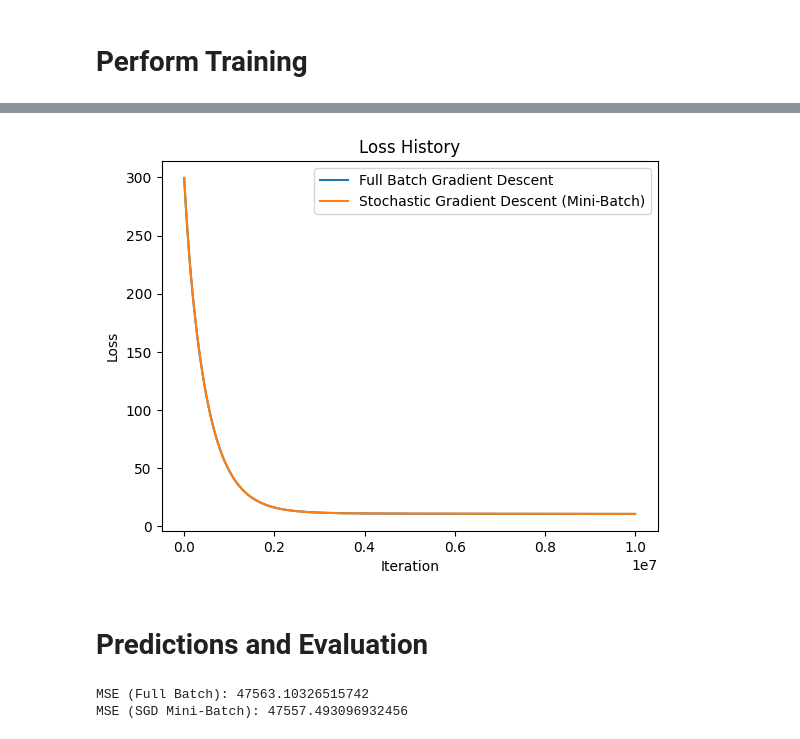
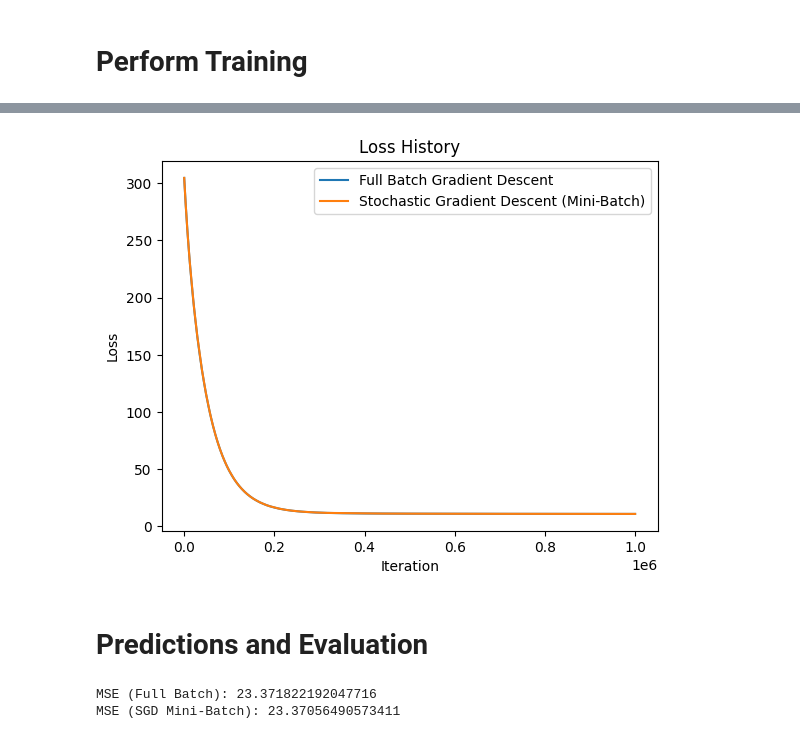
Before and after one commit to Jason-xy/EMIA6500E, a Jupyter notebook: assignments/2/q4.ipynb, the cells around one changed output, grey strips where cells are left out. Drawn from its saved outputs; the diff is of its cells as text; code cells hidden in the pictures.

```diff
--- a/assignments/2/q4.ipynb
+++ b/assignments/2/q4.ipynb
@@ -96,7 +96,7 @@ def full_batch_gradient_descent(X, y, learning_rate=0.001, n_iterations=100000,
             break
         previous_loss = loss
 
-        if i % 1000000 == 0:  # More frequent updates to track progress
+        if i % 100000 == 0:  # More frequent updates to track progress
             print(f'[Full batch] Iteration {i}, loss: {loss}')
 
     return weights, loss_history
@@ -121,7 +121,7 @@ def stochastic_gradient_descent(X, y, learning_rate=0.001, n_iterations=100000,
         loss = compute_loss(X_scaled, y, weights)
         loss_history.append(loss)
 
-        if i % 1000000 == 0:  # More frequent updates to track progress
+        if i % 100000 == 0:  # More frequent updates to track progress
             print(f'[SGD] Iteration {i}, loss: {loss}')
 
     return weights, loss_history
@@ -135,13 +135,13 @@ x_test_with_bias = np.hstack((np.ones((len(test_dataset), 1)), test_dataset[:][0
 
 # Perform full-batch gradient descent
 start_time = time.time()
-weights_full_batch, loss_history_full_batch = full_batch_gradient_descent(x_train_with_bias, y_train, learning_rate=0.000001, n_iterations=10000000)
+weights_full_batch, loss_history_full_batch = full_batch_gradient_descent(x_train_with_bias, y_train, learning_rate=0.00001, n_iterations=1000000)
 end_time = time.time()
 print(f'Full batch gradient descent took {end_time - start_time:.2f} seconds')
 
 # Perform stochastic gradient descent with mini-batches
 start_time = time.time()
-weights_sgd, loss_history_sgd = stochastic_gradient_descent(x_train_with_bias, y_train, learning_rate=0.000001, n_iterations=10000000, batch_size=128)
+weights_sgd, loss_history_sgd = stochastic_gradient_descent(x_train_with_bias, y_train, learning_rate=0.00001, n_iterations=1000000, batch_size=128)
 end_time = time.time()
 print(f'Stochastic gradient descent took {end_time - start_time:.2f} seconds')
 
@@ -174,9 +174,10 @@ Stochastic gradient descent took 405.45 seconds
-[figure, old version]
+[figure, new version]
 # %% [markdown]
 # Predictions and Evaluation
 # %%
 # Function to predict values using learned weights
 def predict(X, weights):
+    X = scale_features(X)
     X = np.hstack([np.ones((X.shape[0], 1)), X])
     return X @ weights
 
@@ -192,5 +193,5 @@ y_pred_sgd = predict(x_val_with_bias, weights_sgd)
 print(f"MSE (Full Batch): {calculate_mse(y_val, y_pred_full_batch)}")
 print(f"MSE (SGD Mini-Batch): {calculate_mse(y_val, y_pred_sgd)}")
 # %% [output]
-MSE (Full Batch): 47563.10326515742
-MSE (SGD Mini-Batch): 47557.493096932456
+MSE (Full Batch): 23.371822192047716
+MSE (SGD Mini-Batch): 23.37056490573411
```
Also changed, not shown: parts of 1 cell of this notebook, 5 other files.
